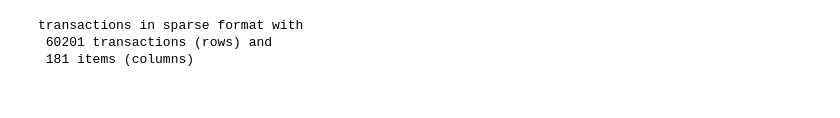
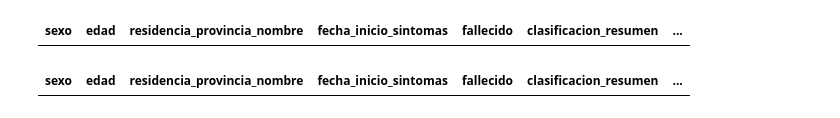
Before and after one commit to TenStrings/calidad-de-datos, a Jupyter notebook: raps/tp final/tp final.ipynb, the cells around one changed output. Cells and saved outputs as stored; diff of their text form; code cells hidden in the pictures.

```diff
--- a/raps/tp final/tp final.ipynb
+++ b/raps/tp final/tp final.ipynb
@@ -157,6 +113,47 @@ basket <- read.transactions("mayo.csv", format = "basket", sep = ',', cols=1)
-# %%
-basket
-# %% [output]
-transactions in sparse format with
- 60201 transactions (rows) and
- 181 items (columns)
+# %%
+junio$fallecido <- as.character(junio$fallecido)
+
+junio$fallecido[junio$fallecido == "NO"] <- "NO_fallecido"
+
+junio$fallecido <- as.factor(junio$fallecido)
+#-------------------------------------------------
+junio$fallecido <- as.character(junio$fallecido)
+
+junio$fallecido[junio$fallecido == "SI"] <- "SI_fallecido"
+
+junio$fallecido <- as.factor(junio$fallecido)
+#-----------------------------------------------------
+junio$asistencia_respiratoria_mecanica <- as.character(junio$asistencia_respiratoria_mecanica)
+
+junio$asistencia_respiratoria_mecanica[junio$asistencia_respiratoria_mecanica == "NO"] <- "NO_respirador"
+
+junio$asistencia_respiratoria_mecanica <- as.factor(junio$asistencia_respiratoria_mecanica)
+
+junio$asistencia_respiratoria_mecanica <- as.character(junio$asistencia_respiratoria_mecanica)
+
+junio$asistencia_respiratoria_mecanica[junio$asistencia_respiratoria_mecanica == "SI"] <- "SI_respirador"
+
+junio$asistencia_respiratoria_mecanica <- as.factor(junio$asistencia_respiratoria_mecanica)
+#------------------------------------------------------------------------------------
+junio$cuidado_intensivo <- as.character(junio$cuidado_intensivo)
+
+junio$cuidado_intensivo[junio$cuidado_intensivo == "NO"] <- "NO_intensivo"
+
+junio$cuidado_intensivo <- as.factor(junio$cuidado_intensivo)
+
+junio$cuidado_intensivo <- as.character(junio$cuidado_intensivo)
+
+junio$cuidado_intensivo[junio$cuidado_intensivo == "SI"] <- "SI_intensivo"
+
+junio$cuidado_intensivo <- as.factor(junio$cuidado_intensivo)
+#------------------------------------------------------------------------------------
+
+junio
+# %% [output]
+| sexo | edad | residencia_provincia_nombre | fecha_inicio_sintomas | fallecido | clasificacion_resumen | ... |
+# %%
+mayo_edad_sexo <- mayo
+junio_edad_sexo <- junio
+junio_edad_sexo
+# %% [output]
+| sexo | edad | residencia_provincia_nombre | fecha_inicio_sintomas | fallecido | clasificacion_resumen | ... |
```
Also changed, not shown: parts of 28 cells of this notebook.
